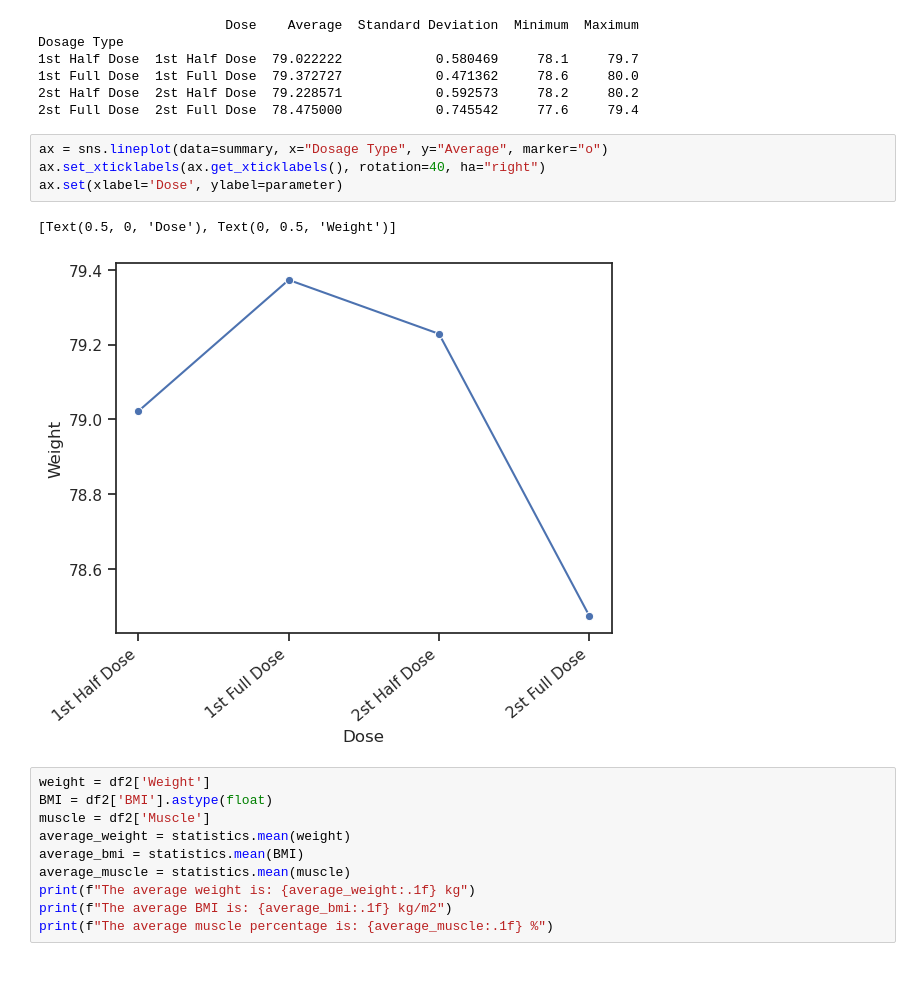
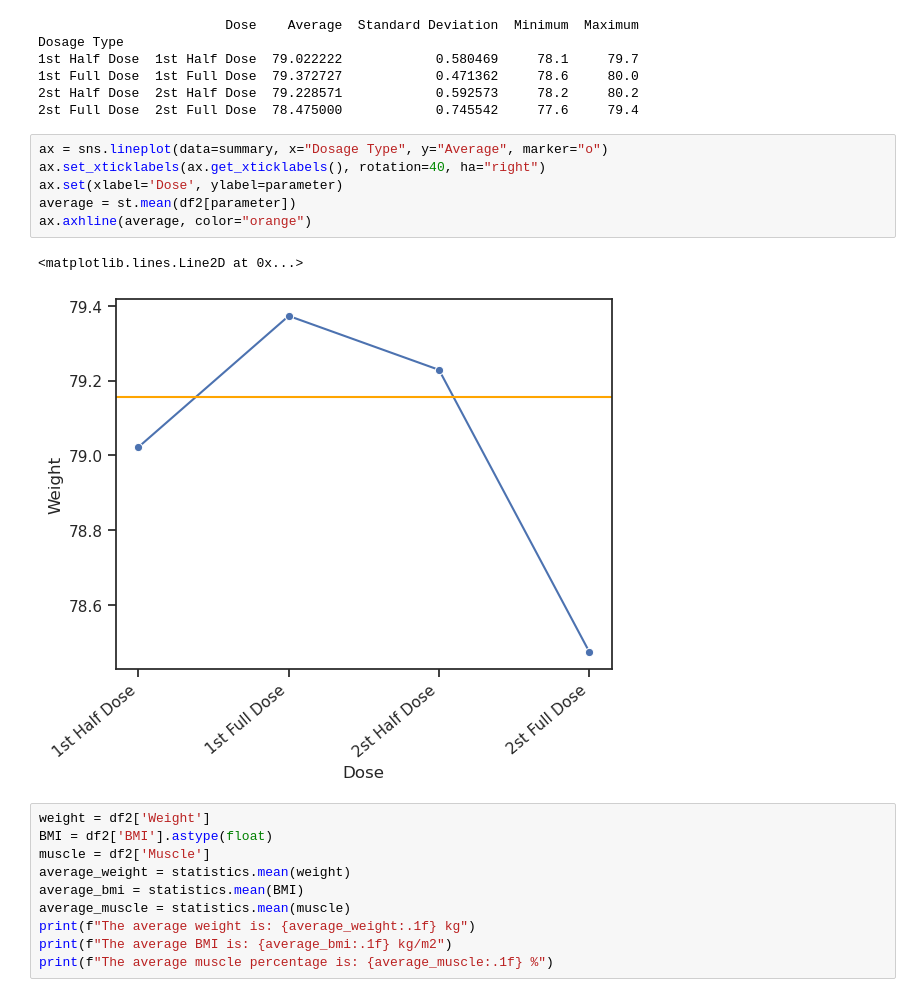
Before and after one commit to ogkourlias/capsaicin, a Jupyter notebook: weight_graphs/weight_graphs.ipynb, the cells around one changed output. Cells and saved outputs as stored; diff of their text form.

```diff
--- a/weight_graphs/weight_graphs.ipynb
+++ b/weight_graphs/weight_graphs.ipynb
@@ -209,10 +210,12 @@ Dosage Type
 # %%
 ax = sns.lineplot(data=summary, x="Dosage Type", y="Average", marker="o")
 ax.set_xticklabels(ax.get_xticklabels(), rotation=40, ha="right")
 ax.set(xlabel='Dose', ylabel=parameter)
+average = st.mean(df2[parameter])
+ax.axhline(average, color="orange")
 # %% [output]
-[Text(0.5, 0, 'Dose'), Text(0, 0.5, 'Weight')]
+<matplotlib.lines.Line2D at 0x...>
-[figure, old version]
+[figure, new version]
 # %%
 weight = df2['Weight']
 BMI = df2['BMI'].astype(float)
```
Also changed, not shown: parts of 3 cells of this notebook, 1 other file.
